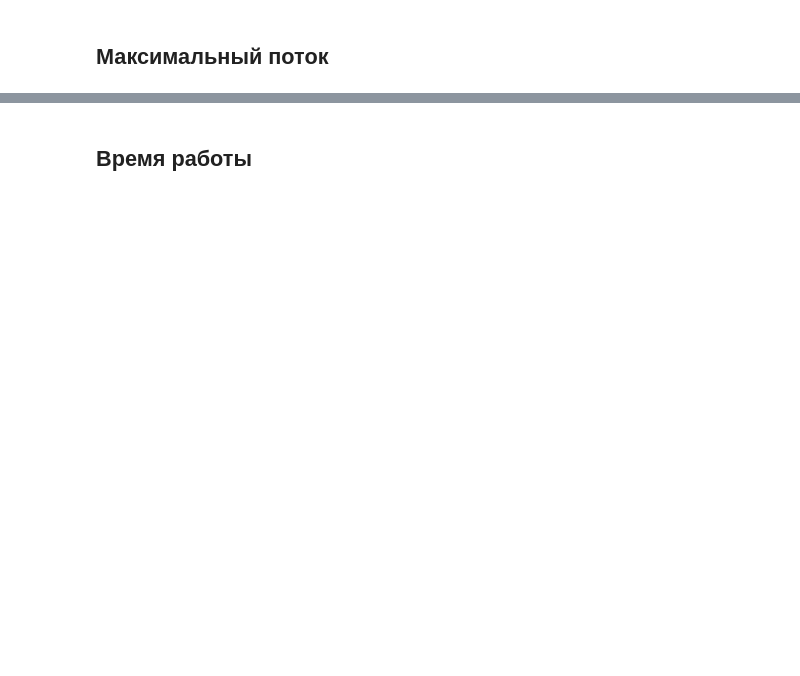
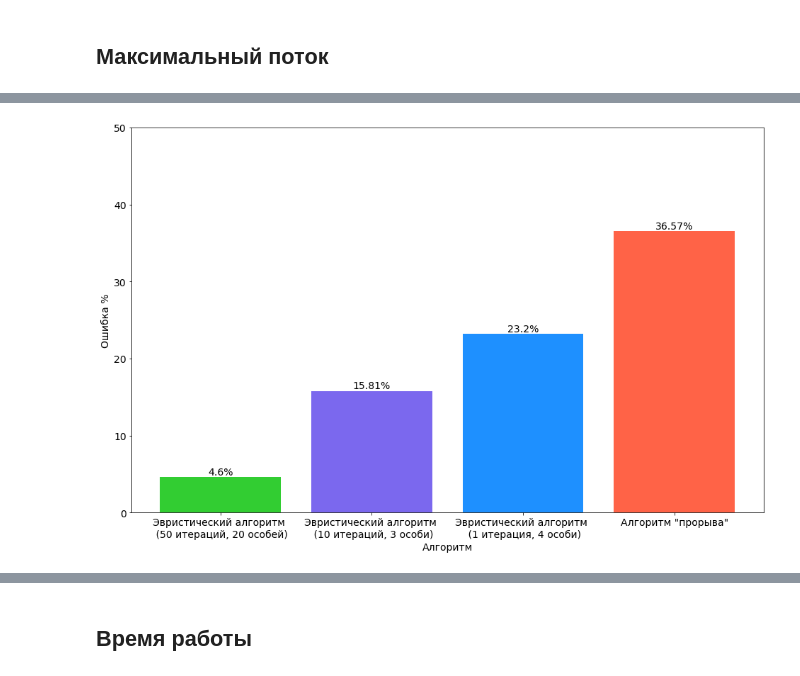
Before and after one commit to Skeef79/barrier-networks, a Jupyter notebook: Results/graphs.ipynb, the cells around one changed output, grey strips where cells are left out. Drawn from its saved outputs; the diff is of its cells as text; code cells hidden in the pictures; blank space fills up the shorter version.

```diff
--- a/Results/graphs.ipynb
+++ b/Results/graphs.ipynb
@@ -228,0 +283,30 @@ plt.show()
+# %%
+plt.figure(figsize=(16,10))
+plt.rcParams.update({'font.size': 14})
+
+
+labels = ['Эвристический алгоритм \n (50 итераций, 20 особей)',
+          'Эвристический алгоритм \n (10 итераций, 3 особи)',
+          'Эвристический алгоритм \n (1 итерация, 4 особи)',
+          'Алгоритм "прорыва"']
+
+avgs = [statistics.mean(he2_error),
+        statistics.mean(he3_error),
+        statistics.mean(he_error),
+        statistics.mean(br_error)]
+
+
+plt.bar(labels,avgs,align='center',color=colors)
+plt.ylim(top=50)
+plt.ylim(bottom=0)
+
+plt.ylabel('Ошибка %')
+plt.xlabel('Алгоритм')
+
+for i,avg in enumerate(avgs):
+    plt.annotate(str(round(avg,2))+'%',xy=(labels[i],avg),ha='center',va='bottom')
+
+plt.savefig('mean_error_chart.png',dpi=300)
+plt.show()
+# %% [output]
+[figure, added]
```
Also changed, not shown: parts of 27 cells of this notebook, 9 other files.
